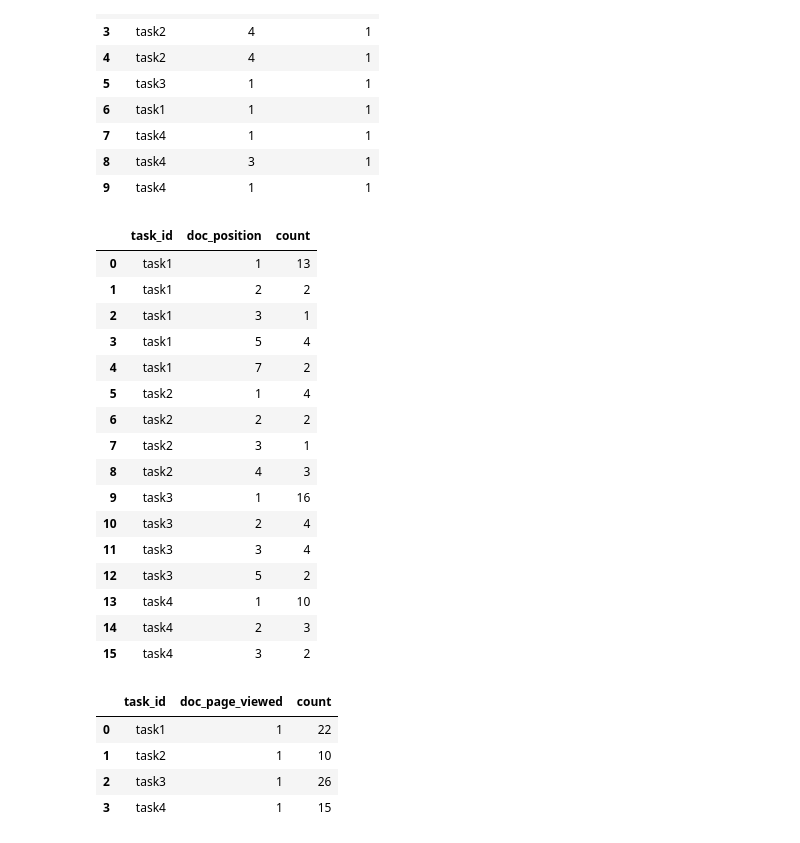
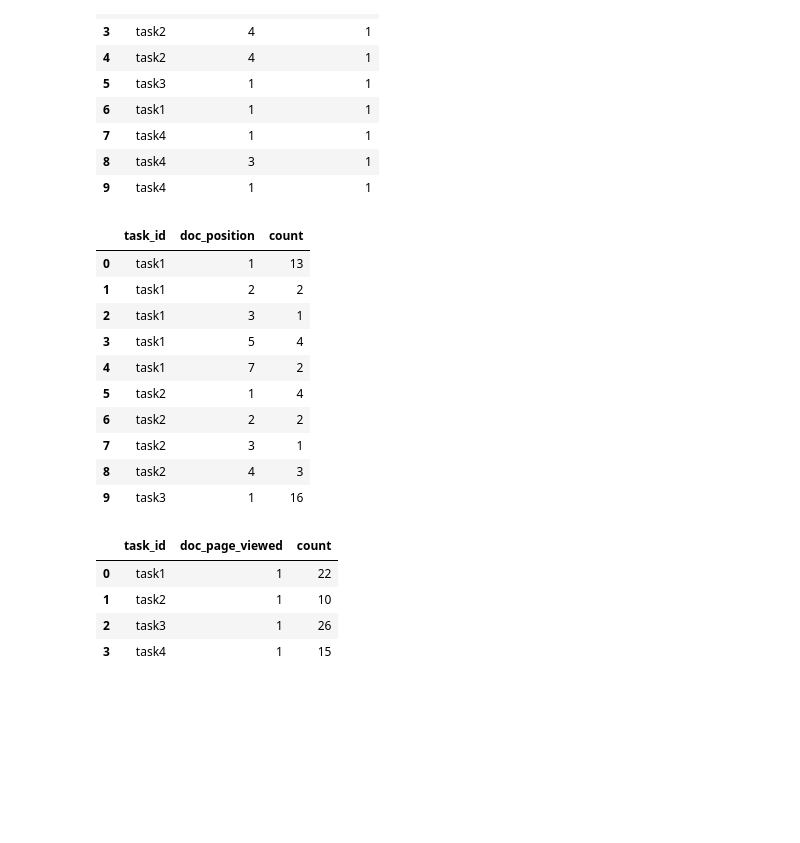
Before and after one commit to nguyetha79/FIRSURVEY-Data-Analysis, a Jupyter notebook: results.ipynb, the cells around one changed output. Cells and saved outputs as stored; diff of their text form; code cells hidden in the pictures; blank space fills up the shorter version.

```diff
--- a/results.ipynb
+++ b/results.ipynb
@@ -906,24 +903,18 @@ googlesearch_docs_df.head(10)
 | 9 | task4 | 1 | 1 |
 # %%
 result_docs_pos = googlesearch_docs_df.groupby(['task_id', 'doc_position']).size().reset_index(name='count')
-result_docs_pos
+result_docs_pos.head(10)
 # %% [output]
 |  | task_id | doc_position | count |
 | 0 | task1 | 1 | 13 |
 | 1 | task1 | 2 | 2 |
 | 2 | task1 | 3 | 1 |
 | 3 | task1 | 5 | 4 |
 | 4 | task1 | 7 | 2 |
 | 5 | task2 | 1 | 4 |
 | 6 | task2 | 2 | 2 |
 | 7 | task2 | 3 | 1 |
 | 8 | task2 | 4 | 3 |
 | 9 | task3 | 1 | 16 |
-| 10 | task3 | 2 | 4 |
-| 11 | task3 | 3 | 4 |
-| 12 | task3 | 5 | 2 |
-| 13 | task4 | 1 | 10 |
-| 14 | task4 | 2 | 3 |
-| 15 | task4 | 3 | 2 |
 # %%
 result_docs_page_viewed = googlesearch_docs_df.groupby(['task_id', 'doc_page_viewed']).size().reset_index(name='count')
```
Also changed, not shown: parts of 12 cells of this notebook, 2 other files.
